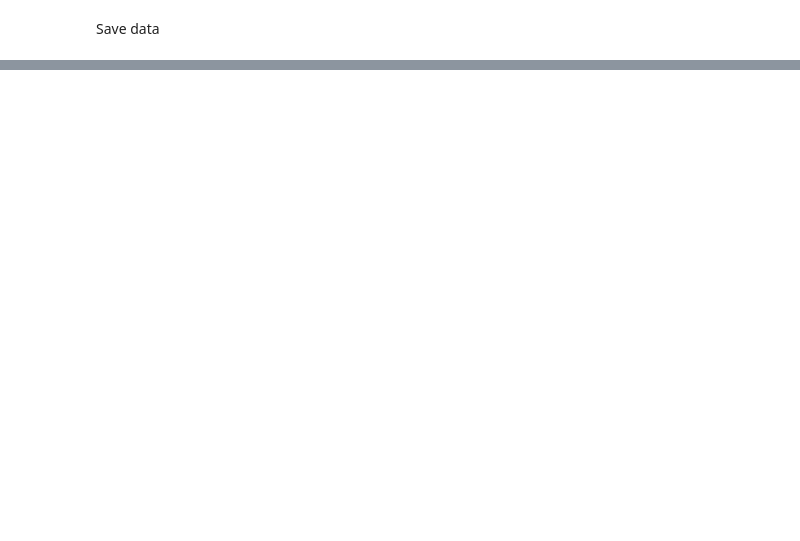
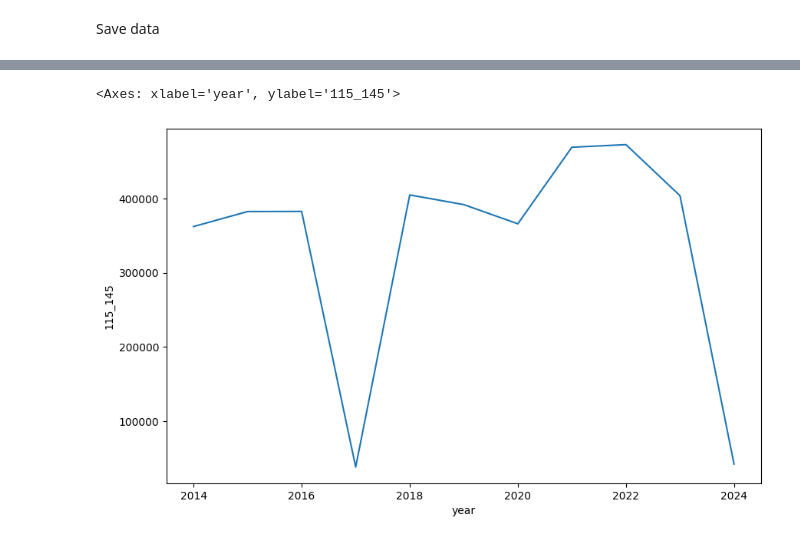
Before and after one commit to FrancescoCorti/omi-visualisation, a Jupyter notebook: 1_clean_omi_ntn.ipynb, the cells around one changed output, grey strips where cells are left out. Saved outputs shown, nothing was run; the diff lists cells and outputs as text; code cells hidden in the pictures; blank space fills up the shorter version.

```diff
--- a/1_clean_omi_ntn.ipynb
+++ b/1_clean_omi_ntn.ipynb
@@ -153,14 +29,3 @@ Update ISTAT codes
 # %%
-# ISTAT codes updated to 2025
-df_istat = pd.read_csv('datasets/mun_istat_codes.csv')
-
-# ISTAT codes changes
-df_change = pd.read_csv('datasets/changes_istat.csv')
+# Import ISTAT codes
+df_istat = pd.read_csv('datasets/mun_istat_codes_non_normalized.csv')
-# %%
-# Uniform ISTAT codes across datasets
-add_zeroes(df_istat, ['mun_istat'], 6)
-add_zeroes(df_change, ['mun_istat_old', 'mun_istat_new'], 6)
-
-df_istat['mun_istat'] = df_istat['mun_istat'].astype('object')
-df_change['mun_istat_old'] = df_change['mun_istat_old'].astype('object')
-df_change['mun_istat_new'] = df_change['mun_istat_new'].astype('object')
@@ -313,0 +32,13 @@ df_final = pd.merge(all_df, corr_df, on = 'mun_istat', how = 'left')
+# %%
+# Merge with ISTAT codes
+df_ntn_istat = pd.merge(df_ntn, df_istat[['land_code', 'mun_istat']], on = 'land_code', how = 'left')
+
+# Drop land_code column
+df_ntn_istat = df_ntn_istat.drop(columns = ['land_code'])
+
+# Drop rows with missing values
+df_ntn_istat = df_ntn_istat.dropna()
+
+# Normalize ISTAT codes
+df_ntn_istat['mun_istat'] = df_ntn_istat['mun_istat'].astype(int)
+add_zeroes(df_ntn_istat, ['mun_istat'], 6)
@@ -317,0 +78,9 @@ df_final.to_csv("datasets/omi_estimate/omi_estimate.csv", index = False)
+# %%
+import matplotlib.pyplot as plt
+import seaborn as sns
+
+plt.figure(figsize = (10,6))
+sns.lineplot(data = df_ntn_istat[(df_ntn_istat['mun_istat'] == '058091')], x = 'year', y = '115_145')
+# %% [output]
+<Axes: xlabel='year', ylabel='115_145'>
+[figure, added]
```
Also changed, not shown: parts of 38 cells of this notebook, 15 other files.
